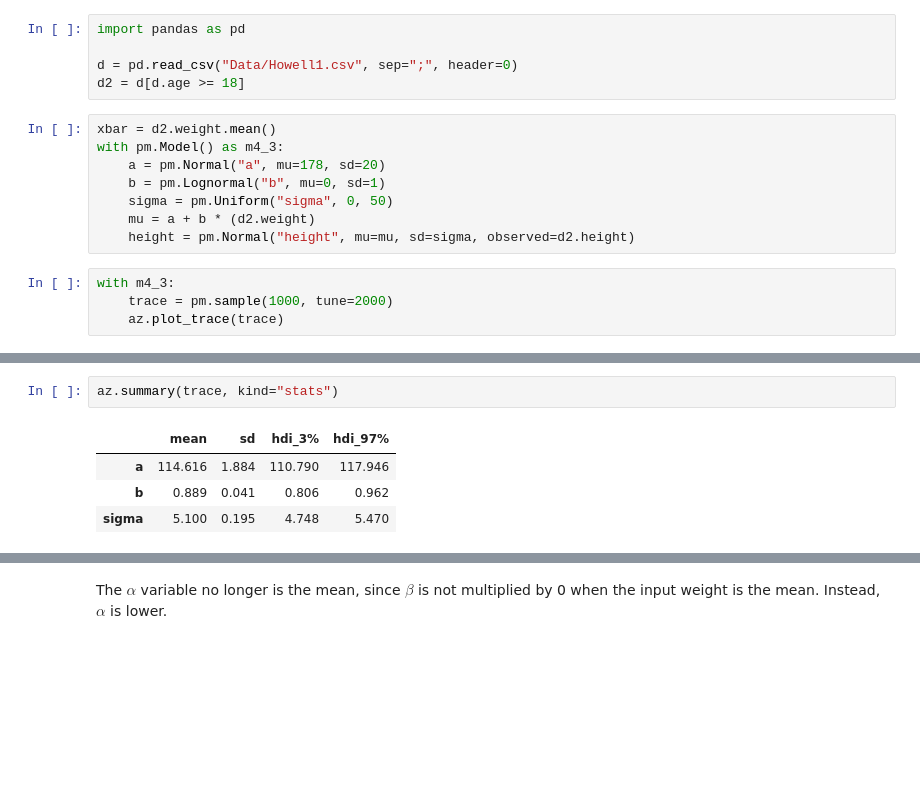
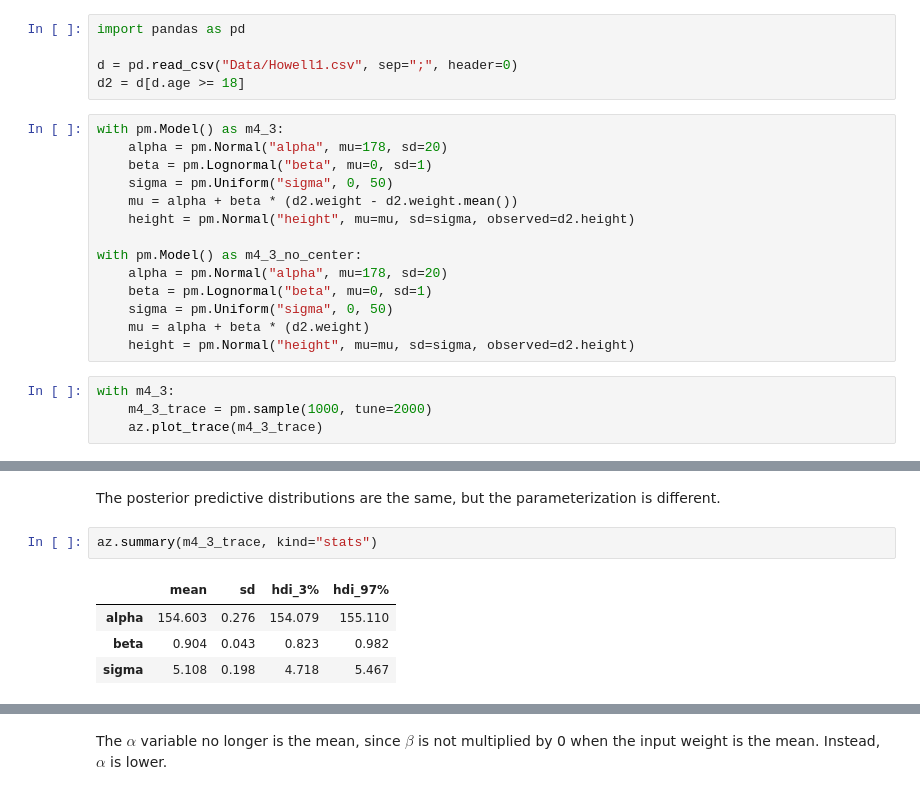
Before and after one commit to oadams/oadams.github.io, a Jupyter notebook: statistical_rethinking_solutions/ch4.ipynb, the cells around one changed output, grey strips where cells are left out. Cells and saved outputs as stored; diff of their text form; blank space fills up the shorter version.

```diff
--- a/statistical_rethinking_solutions/ch4.ipynb
+++ b/statistical_rethinking_solutions/ch4.ipynb
@@ -138,17 +140,23 @@ import pandas as pd
 d = pd.read_csv("Data/Howell1.csv", sep=";", header=0)
 d2 = d[d.age >= 18]
 # %%
-xbar = d2.weight.mean()
 with pm.Model() as m4_3:
-    a = pm.Normal("a", mu=178, sd=20)
-    b = pm.Lognormal("b", mu=0, sd=1)
+    alpha = pm.Normal("alpha", mu=178, sd=20)
+    beta = pm.Lognormal("beta", mu=0, sd=1)
     sigma = pm.Uniform("sigma", 0, 50)
-    mu = a + b * (d2.weight)
+    mu = alpha + beta * (d2.weight - d2.weight.mean())
     height = pm.Normal("height", mu=mu, sd=sigma, observed=d2.height)
+
+with pm.Model() as m4_3_no_center:
+    alpha = pm.Normal("alpha", mu=178, sd=20)
+    beta = pm.Lognormal("beta", mu=0, sd=1)
+    sigma = pm.Uniform("sigma", 0, 50)
+    mu = alpha + beta * (d2.weight)
+    height = pm.Normal("height", mu=mu, sd=sigma, observed=d2.height)
 # %%
 with m4_3:
-    trace = pm.sample(1000, tune=2000)
-    az.plot_trace(trace)
+    m4_3_trace = pm.sample(1000, tune=2000)
+    az.plot_trace(m4_3_trace)
 # %% [output]
 Auto-assigning NUTS sampler...
 Initializing NUTS using jitter+adapt_diag...
@@ -213,7 +218,9 @@ ax.legend(ncol=2, fontsize=10);
+# %% [markdown]
+The posterior predictive distributions are the same, but the parameterization is different.
 # %%
-az.summary(trace, kind="stats")
+az.summary(m4_3_trace, kind="stats")
 # %% [output]
 |  | mean | sd | hdi_3% | hdi_97% |
-| a | 114.616 | 1.884 | 110.790 | 117.946 |
-| b | 0.889 | 0.041 | 0.806 | 0.962 |
-| sigma | 5.100 | 0.195 | 4.748 | 5.470 |
+| alpha | 154.603 | 0.276 | 154.079 | 155.110 |
+| beta | 0.904 | 0.043 | 0.823 | 0.982 |
+| sigma | 5.108 | 0.198 | 4.718 | 5.467 |
```
Also changed, not shown: parts of 24 cells of this notebook.
